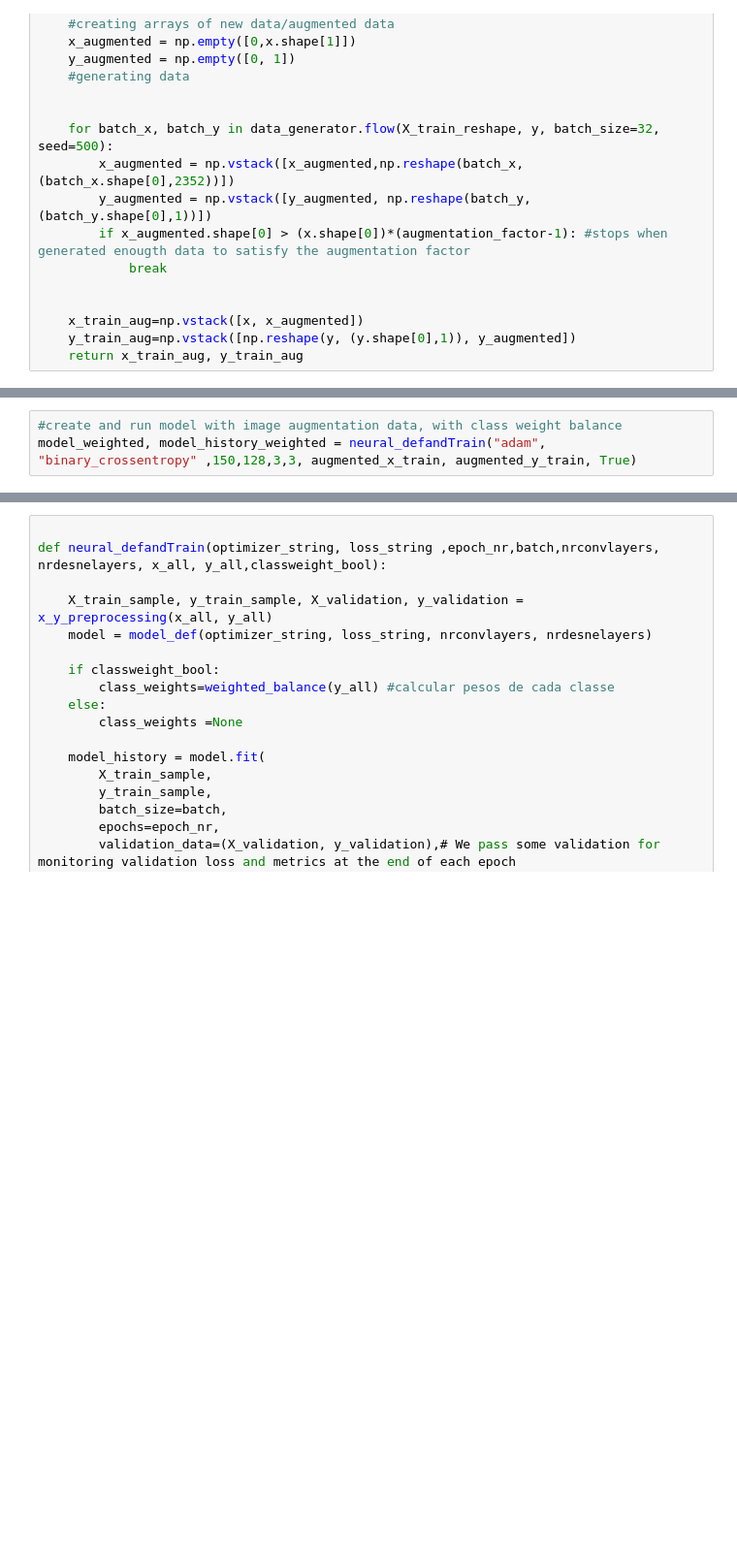
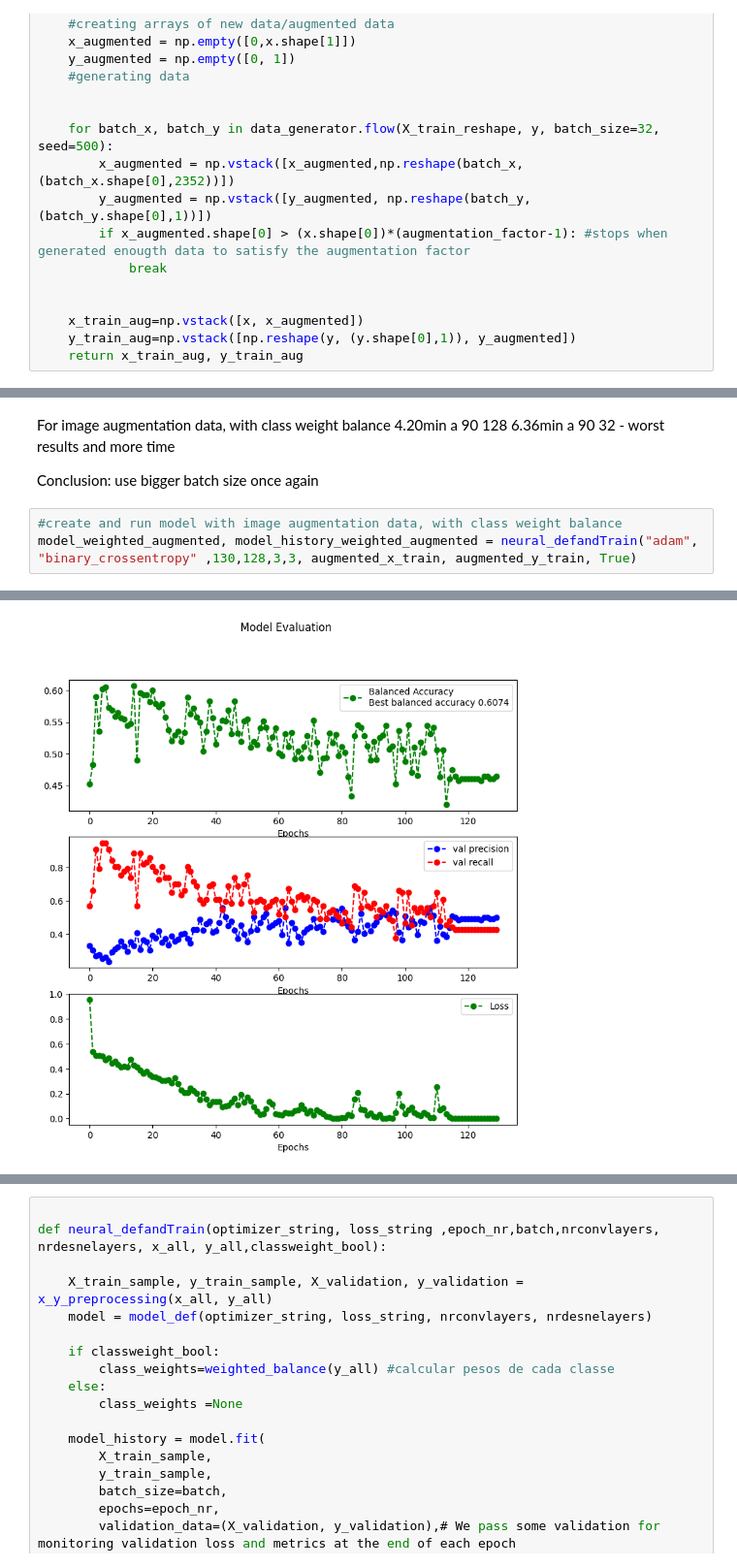
Before and after one commit to Dolfas/ML_Aaut, a Jupyter notebook: Task 5.1/ML_problem5.1 shortversion.ipynb, the cells around one changed output, grey strips where cells are left out. Shown: that part at 97% size. Cells and saved outputs as stored; diff of their text form; blank space fills up the shorter version.

```diff
--- a/Task 5.1/ML_problem5.1 shortversion.ipynb
+++ b/Task 5.1/ML_problem5.1 shortversion.ipynb
@@ -181,3 +190,10 @@ Epoch 30/30
+# %% [markdown]
+For image augmentation data, with class weight balance
+4.20min a 90 128
+6.36min a 90 32 - worst results and more time
+
+Conclusion: use bigger batch size once again
 # %%
 #create and run model with image augmentation data, with class weight balance
-model_weighted, model_history_weighted = neural_defandTrain("adam", "binary_crossentropy" ,150,128,3,3, augmented_x_train, augmented_y_train, True)
+model_weighted_augmented, model_history_weighted_augmented = neural_defandTrain("adam", "binary_crossentropy" ,130,128,3,3, augmented_x_train, augmented_y_train, True)
+# %% [output]
@@ -183,0 +217 @@ model_weighted, model_history_weighted = neural_defandTrain("adam", "binary_cros
+[figure, added]
```
Also changed, not shown: parts of 13 cells of this notebook, 23 other files.
